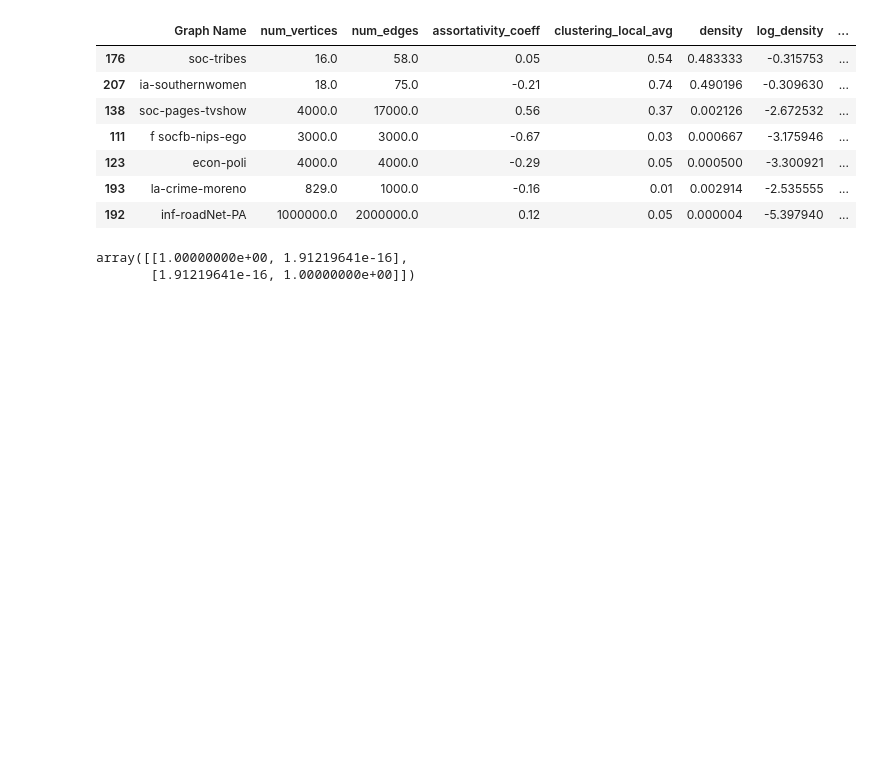
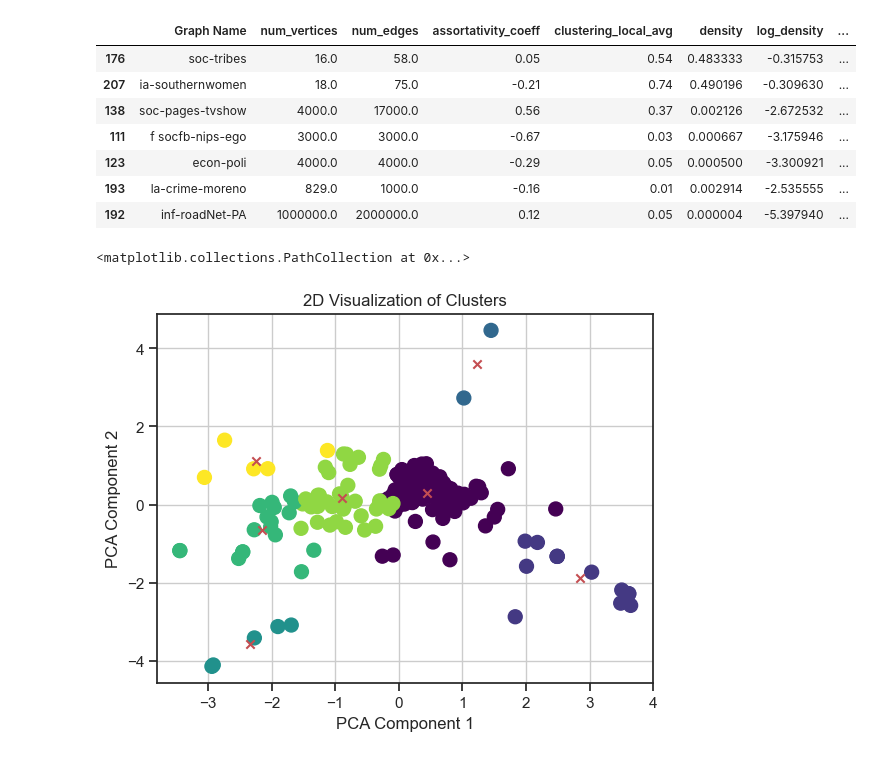
Before and after one commit to murillo-group/miniature_graphs, a Jupyter notebook: research/dbs/explore_dbs.ipynb, the cells around one changed output. Cells and saved outputs as stored; diff of their text form; code cells hidden in the pictures; blank space fills up the shorter version.

```diff
--- a/research/dbs/explore_dbs.ipynb
+++ b/research/dbs/explore_dbs.ipynb
@@ -147,8 +148,14 @@ df_processed.loc[df_processed.groupby('Cluster').num_vertices.idxmin()]
 | 123 | econ-poli | 4000.0 | 4000.0 | -0.29 | 0.05 | 0.000500 | -3.300921 | ... |
 | 193 | la-crime-moreno | 829.0 | 1000.0 | -0.16 | 0.01 | 0.002914 | -2.535555 | ... |
 | 192 | inf-roadNet-PA | 1000000.0 | 2000000.0 | 0.12 | 0.05 | 0.000004 | -5.397940 | ... |
-# %%
-U@U.T
-# %% [output]
-array([[1.00000000e+00, 1.91219641e-16],
-       [1.91219641e-16, 1.00000000e+00]])
+# %%
+ax = plot_clusters(df_processed,vars)
+
+
+c1 = df_processed.groupby('Cluster').PCA1.mean()
+c2 = df_processed.groupby('Cluster').PCA2.mean()
+
+ax.scatter(c1,c2,marker='x',c='r')
+# %% [output]
+<matplotlib.collections.PathCollection at 0x...>
+[figure, added]
```
Also changed, not shown: parts of 3 cells of this notebook.
